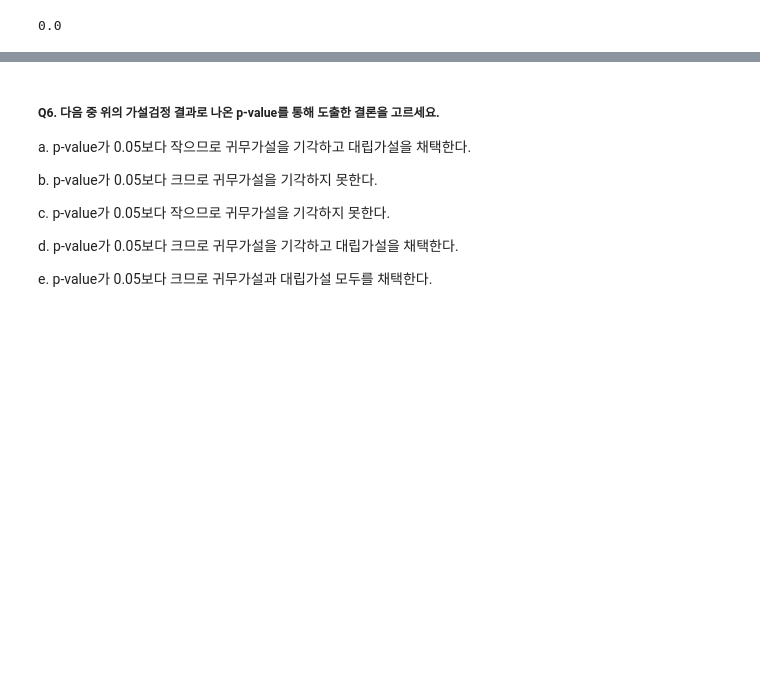
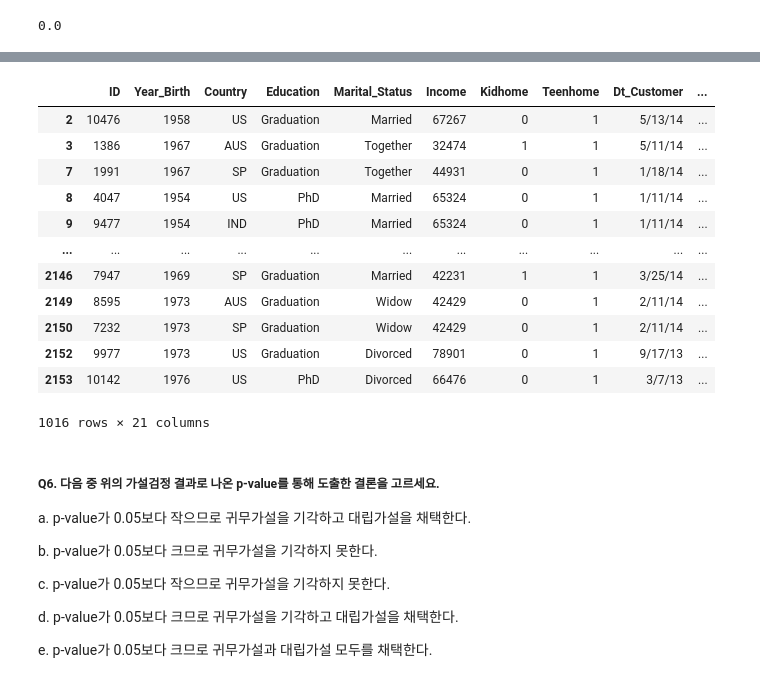
Before and after one commit to LamuneGitHub/A001_Python_Test, a Jupyter notebook: ai15-sc12x-이상필.ipynb, the cells around one changed output, grey strips where cells are left out. Drawn from its saved outputs; the diff is of its cells as text; code cells hidden in the pictures; blank space fills up the shorter version.

```diff
--- a/ai15-sc12x-이상필.ipynb
+++ b/ai15-sc12x-이상필.ipynb
@@ -408,3 +432,19 @@ p
+# %%
+df_yes
+# %% [output]
+|  | ID | Year_Birth | Country | Education | Marital_Status | Income | Kidhome | Teenhome | Dt_Customer | ... |
+| 2 | 10476 | 1958 | US | Graduation | Married | 67267 | 0 | 1 | 5/13/14 | ... |
+| 3 | 1386 | 1967 | AUS | Graduation | Together | 32474 | 1 | 1 | 5/11/14 | ... |
+| 7 | 1991 | 1967 | SP | Graduation | Together | 44931 | 0 | 1 | 1/18/14 | ... |
+| 8 | 4047 | 1954 | US | PhD | Married | 65324 | 0 | 1 | 1/11/14 | ... |
+| 9 | 9477 | 1954 | IND | PhD | Married | 65324 | 0 | 1 | 1/11/14 | ... |
+| ... | ... | ... | ... | ... | ... | ... | ... | ... | ... | ... |
+| 2146 | 7947 | 1969 | SP | Graduation | Married | 42231 | 1 | 1 | 3/25/14 | ... |
+| 2149 | 8595 | 1973 | AUS | Graduation | Widow | 42429 | 0 | 1 | 2/11/14 | ... |
+| 2150 | 7232 | 1973 | SP | Graduation | Widow | 42429 | 0 | 1 | 2/11/14 | ... |
+| 2152 | 9977 | 1973 | US | Graduation | Divorced | 78901 | 0 | 1 | 9/17/13 | ... |
+| 2153 | 10142 | 1976 | US | PhD | Divorced | 66476 | 0 | 1 | 3/7/13 | ... |
+1016 rows × 21 columns
 # %% [markdown]
 ##### **Q6. 다음 중 위의 가설검정 결과로 나온 p-value를 통해 도출한 결론을 고르세요.**
 
```
Also changed, not shown: parts of 3 cells of this notebook.
